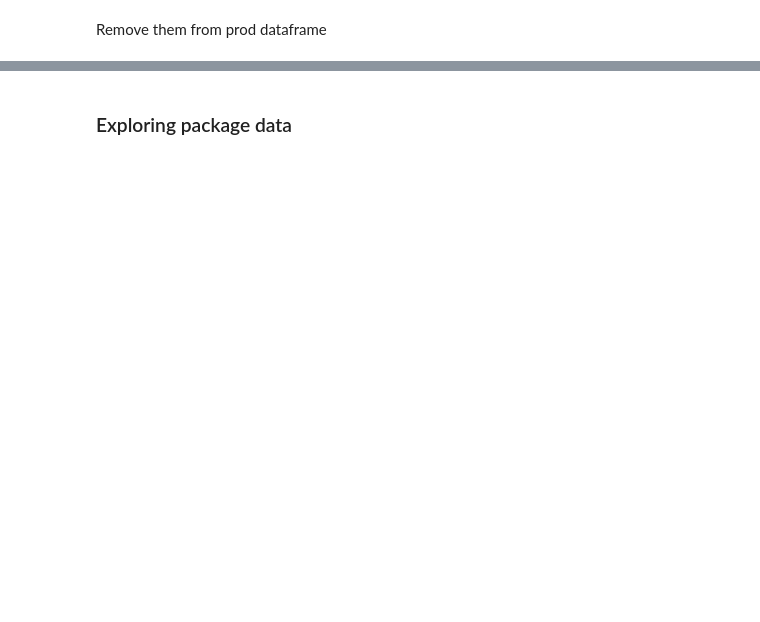
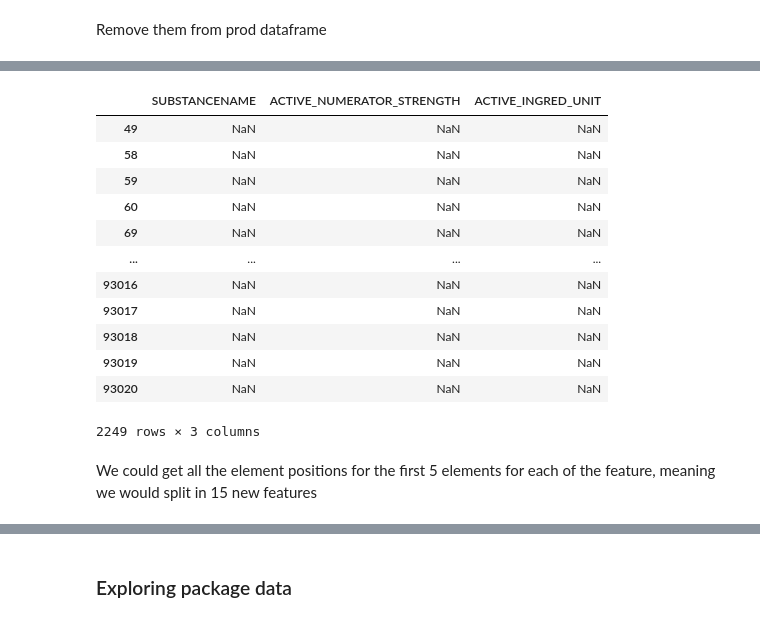
Before and after one commit to simlal/data-mining-assignments_bin710, a Jupyter notebook: dev2/tp2.ipynb, the cells around one changed output, grey strips where cells are left out. Drawn from its saved outputs; the diff is of its cells as text; code cells hidden in the pictures; blank space fills up the shorter version.

```diff
--- a/dev2/tp2.ipynb
+++ b/dev2/tp2.ipynb
@@ -415,0 +559,2 @@ prod = prod.drop(prod[["MARKETINGCATEGORYNAME","APPLICATIONNUMBER"]].dropna()[pr
+# %%
+multiple_vals_feats = ["SUBSTANCENAME", "ACTIVE_NUMERATOR_STRENGTH", "ACTIVE_INGRED_UNIT"]
@@ -415,0 +570,19 @@ prod = prod.drop(prod[["MARKETINGCATEGORYNAME","APPLICATIONNUMBER"]].dropna()[pr
+# %%
+# To get the first upto fifth substance, concentration and units
+prod[prod[multiple_vals_feats].apply(lambda x: x.str.split(";").str[0]).isnull().any(axis=1)][multiple_vals_feats]
+# %% [output]
+|  | SUBSTANCENAME | ACTIVE_NUMERATOR_STRENGTH | ACTIVE_INGRED_UNIT |
+| 49 | NaN | NaN | NaN |
+| 58 | NaN | NaN | NaN |
+| 59 | NaN | NaN | NaN |
+| 60 | NaN | NaN | NaN |
+| 69 | NaN | NaN | NaN |
+| ... | ... | ... | ... |
+| 93016 | NaN | NaN | NaN |
+| 93017 | NaN | NaN | NaN |
+| 93018 | NaN | NaN | NaN |
+| 93019 | NaN | NaN | NaN |
+| 93020 | NaN | NaN | NaN |
+2249 rows × 3 columns
+# %% [markdown]
+We could get all the element positions for the first 5 elements for each of the feature, meaning we would split in 15 new features
```
Also changed, not shown: parts of 74 cells of this notebook.
